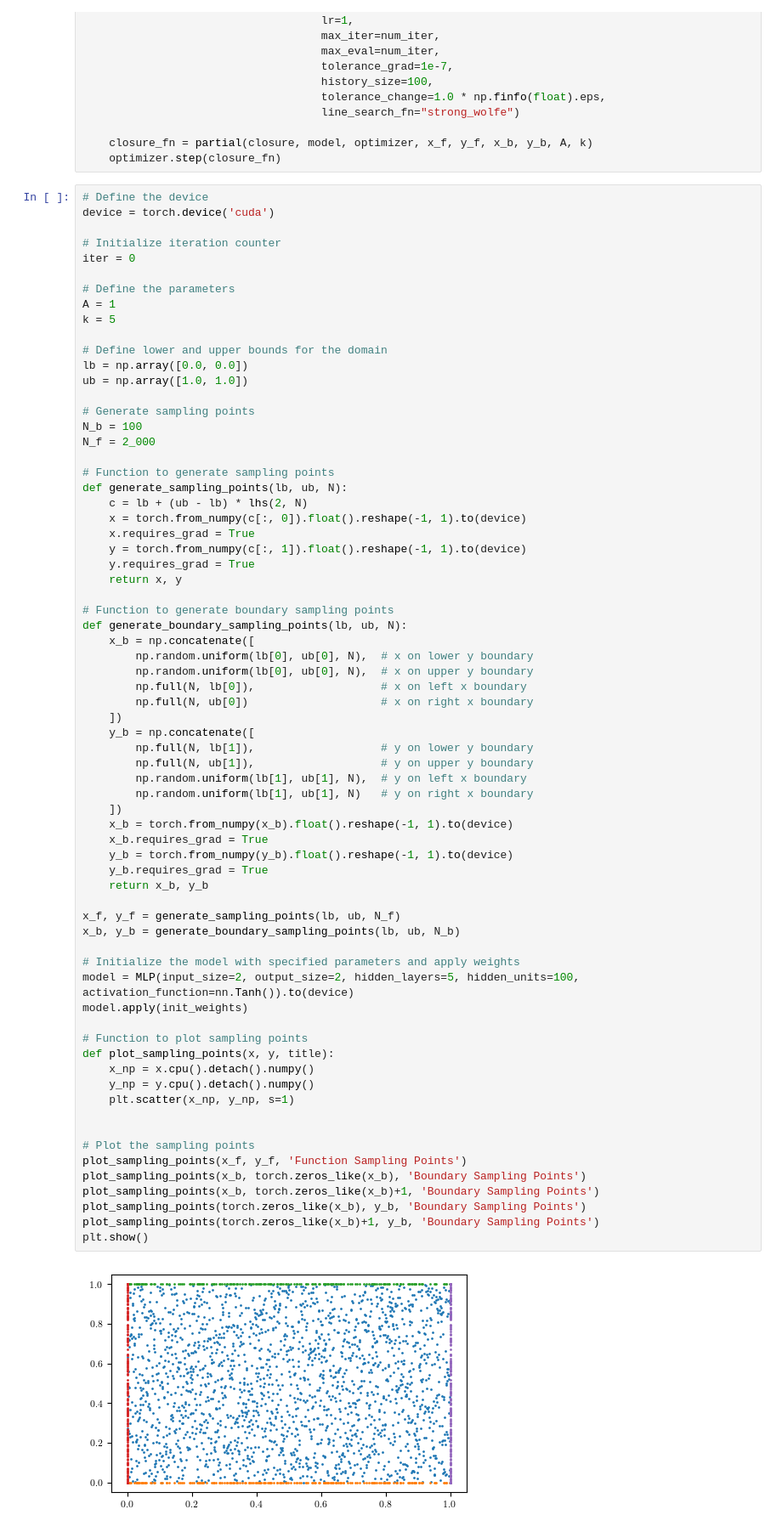
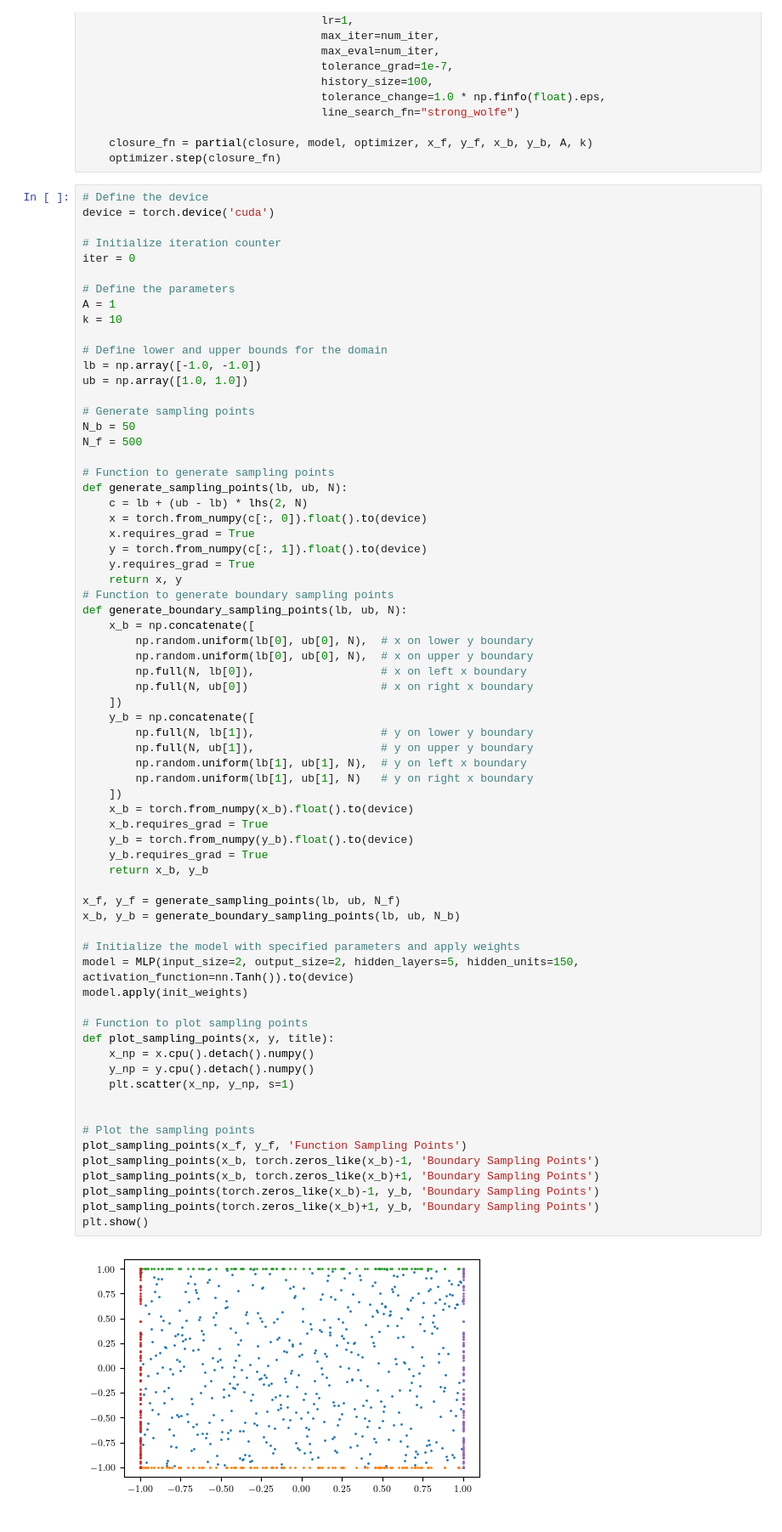
Before and after one commit to oscar-rincon/scattering-problem, a Jupyter notebook: Helmholtz-Dirichlet/Helmholtz-Plane-Wave.ipynb, the cells around one changed output. Shown at 85% size. Saved outputs shown, nothing was run; the diff lists cells and outputs as text.

```diff
--- a/Helmholtz-Dirichlet/Helmholtz-Plane-Wave.ipynb
+++ b/Helmholtz-Dirichlet/Helmholtz-Plane-Wave.ipynb
@@ -174,25 +213,24 @@ iter = 0
 
 # Define the parameters
 A = 1
-k = 5
+k = 10
 
 # Define lower and upper bounds for the domain
-lb = np.array([0.0, 0.0])
+lb = np.array([-1.0, -1.0])
 ub = np.array([1.0, 1.0])
 
 # Generate sampling points
-N_b = 100
-N_f = 2_000
+N_b = 50
+N_f = 500
 
 # Function to generate sampling points
 def generate_sampling_points(lb, ub, N):
     c = lb + (ub - lb) * lhs(2, N)
-    x = torch.from_numpy(c[:, 0]).float().reshape(-1, 1).to(device)
+    x = torch.from_numpy(c[:, 0]).float().to(device)
     x.requires_grad = True
-    y = torch.from_numpy(c[:, 1]).float().reshape(-1, 1).to(device)
+    y = torch.from_numpy(c[:, 1]).float().to(device)
     y.requires_grad = True
     return x, y
-
 # Function to generate boundary sampling points
 def generate_boundary_sampling_points(lb, ub, N):
     x_b = np.concatenate([
@@ -203,37 +241,37 @@ def generate_boundary_sampling_points(lb, ub, N):
     ])
     y_b = np.concatenate([
         np.full(N, lb[1]),                   # y on lower y boundary
         np.full(N, ub[1]),                   # y on upper y boundary
         np.random.uniform(lb[1], ub[1], N),  # y on left x boundary
         np.random.uniform(lb[1], ub[1], N)   # y on right x boundary
     ])
-    x_b = torch.from_numpy(x_b).float().reshape(-1, 1).to(device)
+    x_b = torch.from_numpy(x_b).float().to(device)
     x_b.requires_grad = True
-    y_b = torch.from_numpy(y_b).float().reshape(-1, 1).to(device)
+    y_b = torch.from_numpy(y_b).float().to(device)
     y_b.requires_grad = True
     return x_b, y_b
 
 x_f, y_f = generate_sampling_points(lb, ub, N_f)
 x_b, y_b = generate_boundary_sampling_points(lb, ub, N_b)
 
 # Initialize the model with specified parameters and apply weights
-model = MLP(input_size=2, output_size=2, hidden_layers=5, hidden_units=100, activation_function=nn.Tanh()).to(device)
+model = MLP(input_size=2, output_size=2, hidden_layers=5, hidden_units=150, activation_function=nn.Tanh()).to(device)
 model.apply(init_weights)
 
 # Function to plot sampling points
 def plot_sampling_points(x, y, title):
     x_np = x.cpu().detach().numpy()
     y_np = y.cpu().detach().numpy()
     plt.scatter(x_np, y_np, s=1)
 
 
 # Plot the sampling points
 plot_sampling_points(x_f, y_f, 'Function Sampling Points')
-plot_sampling_points(x_b, torch.zeros_like(x_b), 'Boundary Sampling Points')
+plot_sampling_points(x_b, torch.zeros_like(x_b)-1, 'Boundary Sampling Points')
 plot_sampling_points(x_b, torch.zeros_like(x_b)+1, 'Boundary Sampling Points')
-plot_sampling_points(torch.zeros_like(x_b), y_b, 'Boundary Sampling Points')
+plot_sampling_points(torch.zeros_like(x_b)-1, y_b, 'Boundary Sampling Points')
 plot_sampling_points(torch.zeros_like(x_b)+1, y_b, 'Boundary Sampling Points')
 plt.show()
 # %% [output]
-[figure, old version]
+[figure, new version]
 # %%
```
Also changed, not shown: parts of 11 cells of this notebook, 13 other files.
